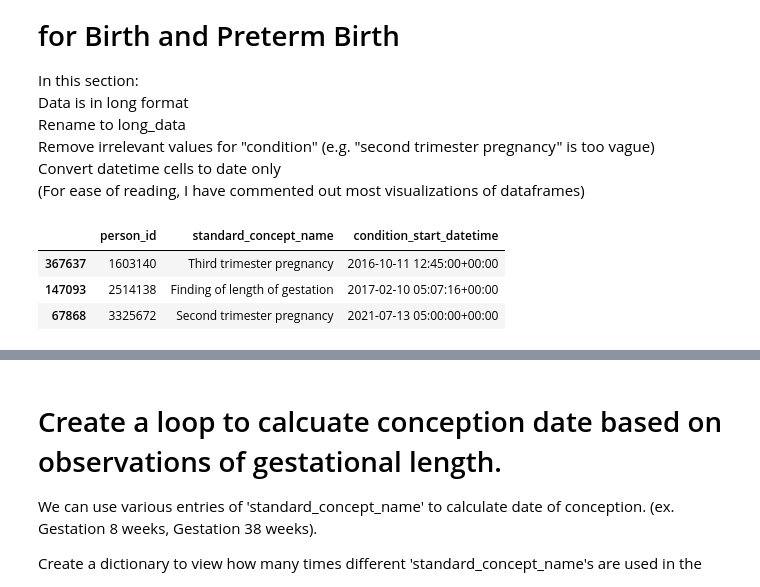
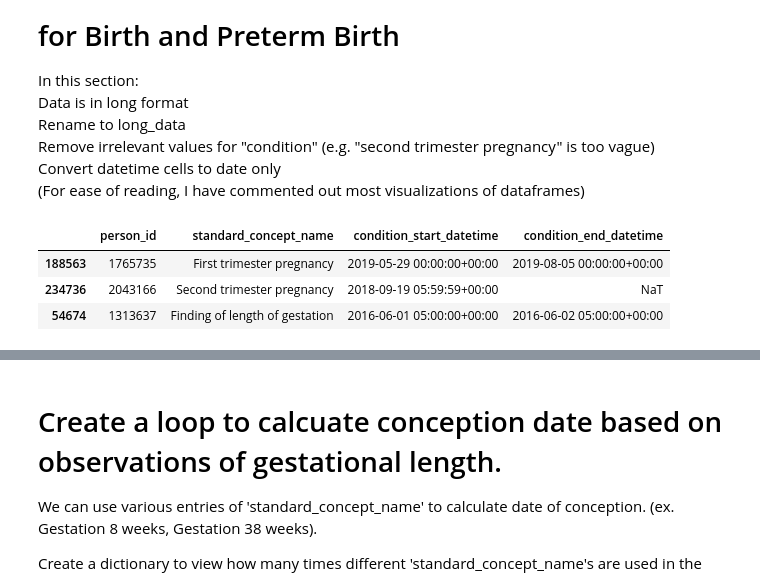
Before and after one commit to kgrillaert/preterm_birth, a Jupyter notebook: Exploration of Concept Set.ipynb, the cells around one changed output, grey strips where cells are left out. Drawn from its saved outputs; the diff is of its cells as text; code cells hidden in the pictures.

```diff
--- a/Exploration of Concept Set.ipynb
+++ b/Exploration of Concept Set.ipynb
@@ -14,18 +14,18 @@ Remove irrelevant values for "condition" (e.g. "second trimester pregnancy" is t
 Convert datetime cells to date only
 (For ease of reading, I have commented out most visualizations of dataframes)
 # %%
+import pandas as pd
 import os
-import pandas
 import numpy as np
+import time
 
-# This query represents dataset "Concept Set Exploration" for domain "condition" and was generated for
-#All of Us Controlled Tier Dataset v7
-
-dataset_95902282_condition_sql = """
+# This query represents dataset "Concept Set Exploration" for domain "condition" and was generated for All of Us Controlled Tier Dataset v7
+dataset_16190849_condition_sql = """
     SELECT
         c_occurrence.person_id,
         c_standard_concept.concept_name as standard_concept_name,
-        c_occurrence.condition_start_datetime
+        c_occurrence.condition_start_datetime,
+        c_occurrence.condition_end_datetime
     FROM
         ( SELECT
             *
@@ -98,38 +98,38 @@ dataset_95902282_condition_sql = """
                                                             concept_id IN (36712702, 45757176, 4014295)
                                                             AND full_text LIKE '%_rank1]%'
                                                     ) a
                                                         ON (
                                                             c.path LIKE CONCAT('%.',
                                                         a.id,
                                                         '.%')
                                                         OR c.path LIKE CONCAT('%.',
                                                         a.id)
                                                         OR c.path LIKE CONCAT(a.id,
                                                         '.%')
                                                         OR c.path = a.id)
                                                     WHERE
                                                         is_standard = 1
                                                         AND is_selectable = 1
                                                     )
                                                     AND is_standard = 1
                                             )
                                         ) criteria
                                     ) ))
                         ) c_occurrence
                     LEFT JOIN
                         `""" + os.environ["WORKSPACE_CDR"] + """.concept` c_standard_concept
                             ON c_occurrence.condition_concept_id = c_standard_concept.concept_id"""
 
-dataset_95902282_condition_df = pandas.read_gbq(
-    dataset_95902282_condition_sql,
+dataset_16190849_condition_df = pd.read_gbq(
+    dataset_16190849_condition_sql,
     dialect="standard",
     use_bqstorage_api=("BIGQUERY_STORAGE_API_ENABLED" in os.environ),
     progress_bar_type="tqdm_notebook")
 
-dataset_95902282_condition_df.sample(3)
+dataset_16190849_condition_df.sample(3)
 # %% [output]
-|  | person_id | standard_concept_name | condition_start_datetime |
-| 367637 | 1603140 | Third trimester pregnancy | 2016-10-11 12:45:00+00:00 |
-| 147093 | 2514138 | Finding of length of gestation | 2017-02-10 05:07:16+00:00 |
-| 67868 | 3325672 | Second trimester pregnancy | 2021-07-13 05:00:00+00:00 |
+|  | person_id | standard_concept_name | condition_start_datetime | condition_end_datetime |
+| 188563 | 1765735 | First trimester pregnancy | 2019-05-29 00:00:00+00:00 | 2019-08-05 00:00:00+00:00 |
+| 234736 | 2043166 | Second trimester pregnancy | 2018-09-19 05:59:59+00:00 | NaT |
+| 54674 | 1313637 | Finding of length of gestation | 2016-06-01 05:00:00+00:00 | 2016-06-02 05:00:00+00:00 |
 # %%
```
Also changed, not shown: parts of 74 cells of this notebook.
